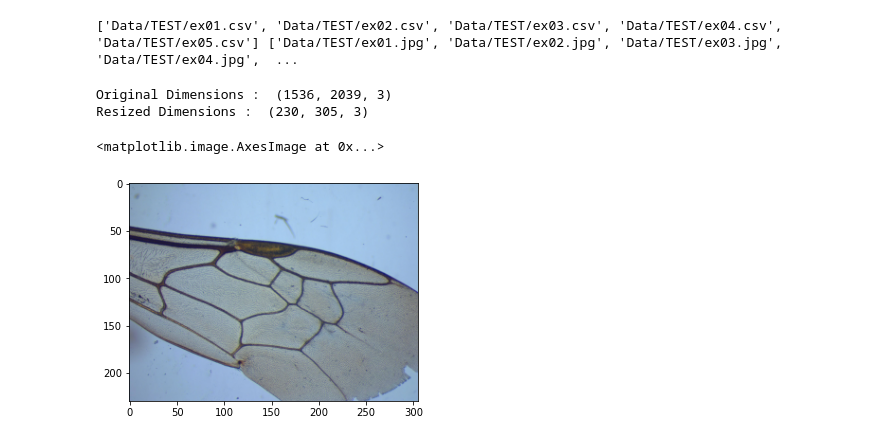
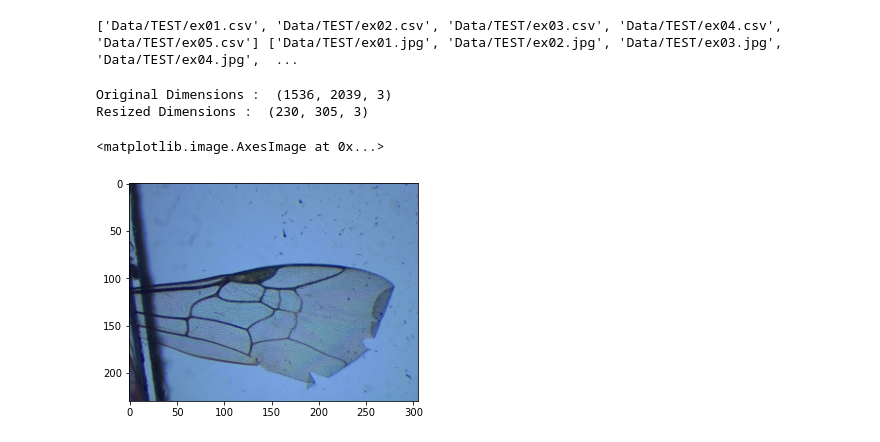
Before and after one commit to Shubh023/tifo-imed, a Jupyter notebook: Edge Detector.ipynb, the cells around one changed output. Cells and saved outputs as stored; diff of their text form; code cells hidden in the pictures.

```diff
--- a/Edge Detector.ipynb
+++ b/Edge Detector.ipynb
@@ -31,27 +31,27 @@ images = [plt.imread(i) for i in IMGs]
 # %%
 import cv2
 
-input_image = images[3]
+input_image = images[4]
 img = input_image.copy()
 
 print('Original Dimensions : ', img.shape)
 
 scale_percent = 15 # percent of original size
 width = int(img.shape[1] * scale_percent / 100)
 height = int(img.shape[0] * scale_percent / 100)
 dim = (width, height)
 
 # resize image
 reduced = cv2.resize(img, dim, interpolation = cv2.INTER_AREA)
 
 print('Resized Dimensions : ',reduced.shape)
 
 plt.imshow(reduced)
 # %% [output]
 Original Dimensions :  (1536, 2039, 3)
 Resized Dimensions :  (230, 305, 3)
 <matplotlib.image.AxesImage at 0x...>
-[figure, old version]
+[figure, new version]
 # %%
 imz = reduced.copy()
 img = reduced.copy()
```
Also changed, not shown: parts of 14 cells of this notebook.
